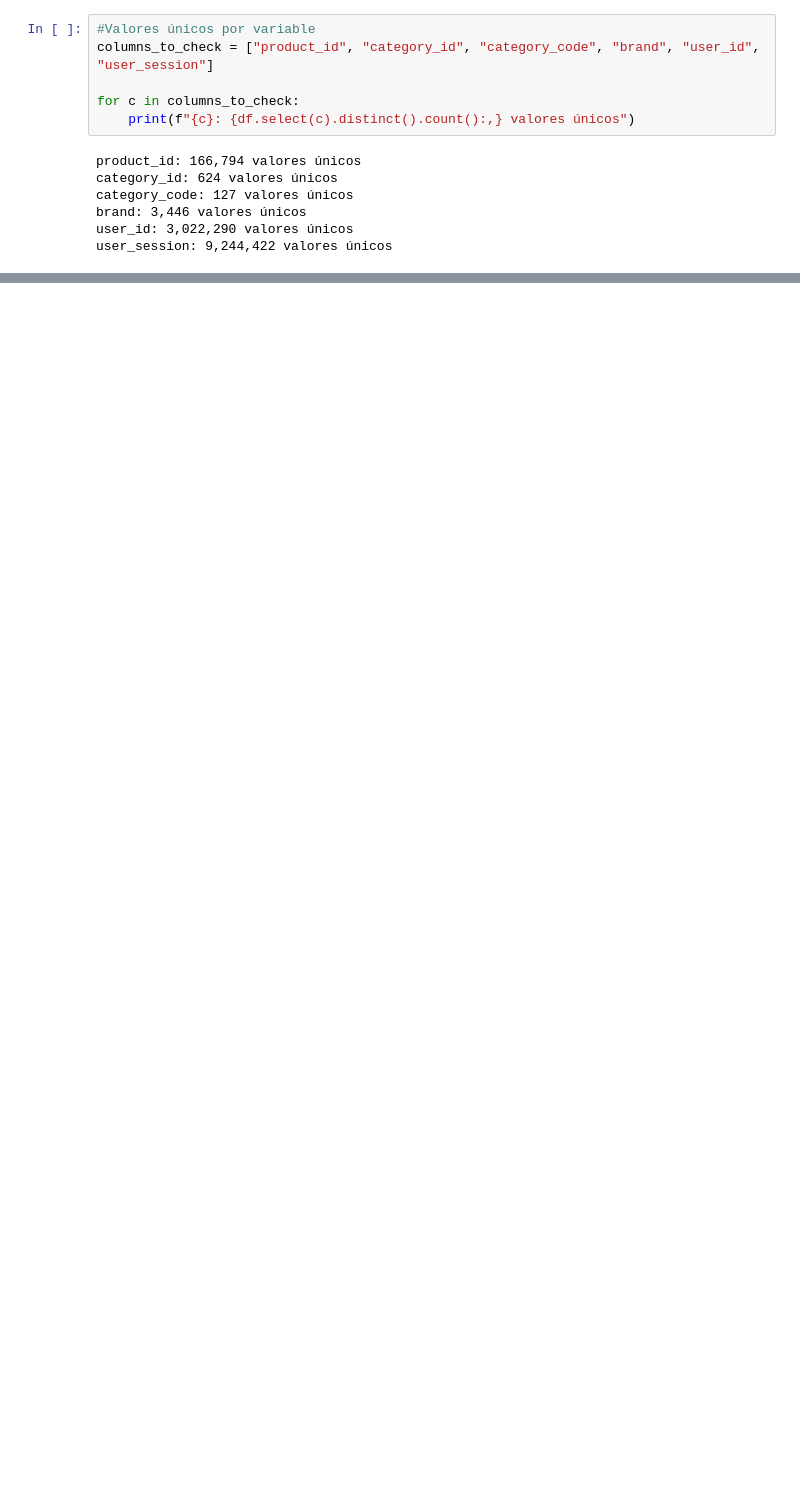
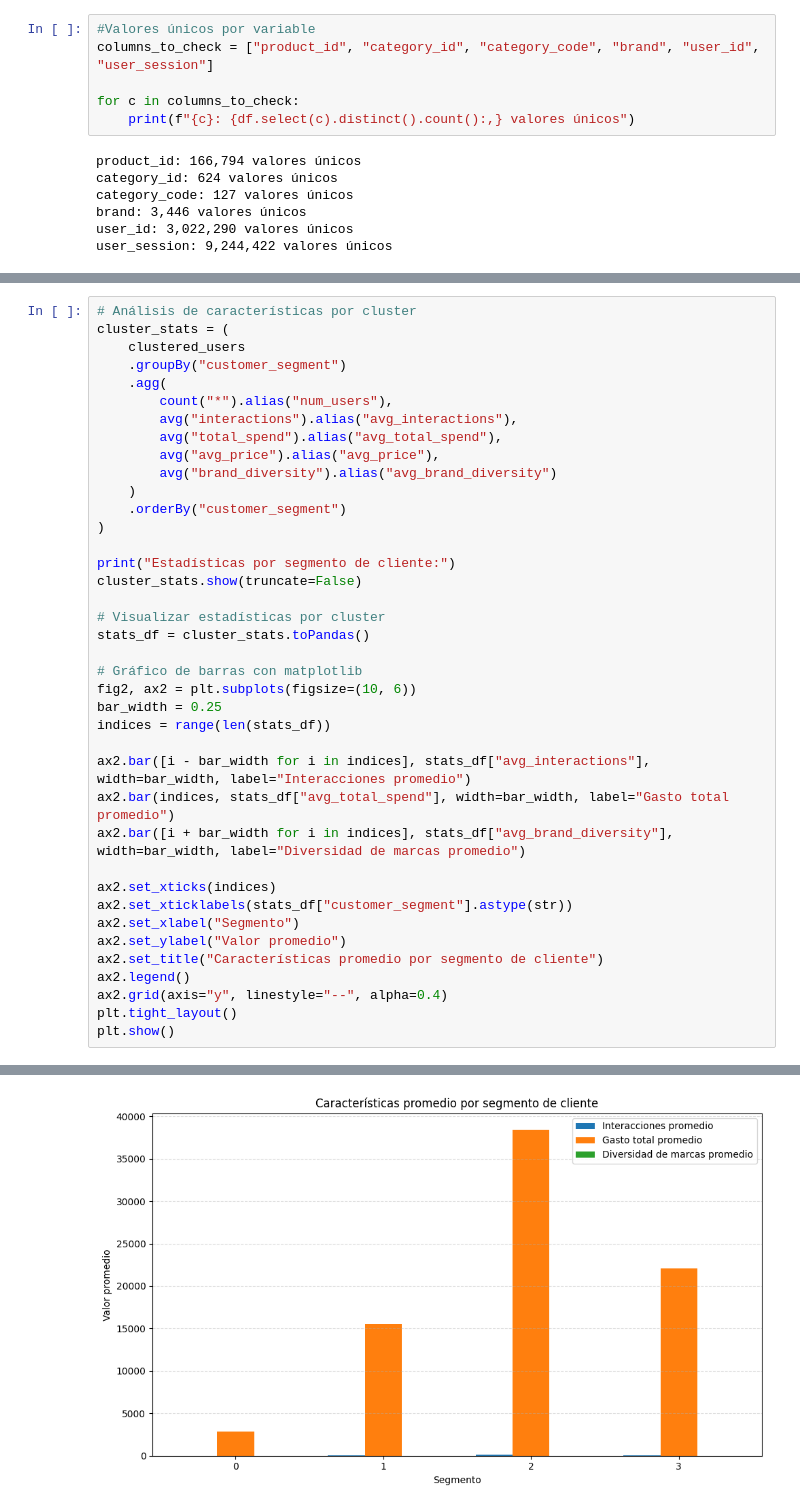
Before and after one commit to MarceloIsmael21/Big-Data, a Jupyter notebook: 7.Visualizations/Visualizacion_#74.ipynb, the cells around one changed output, grey strips where cells are left out. Drawn from its saved outputs; the diff is of its cells as text; blank space fills up the shorter version.

```diff
--- a/7.Visualizations/Visualizacion_#74.ipynb
+++ b/7.Visualizations/Visualizacion_#74.ipynb
@@ -170,0 +272,40 @@ for idx, center in enumerate(kmeans_model.clusterCenters()):
+# %%
+# Análisis de características por cluster
+cluster_stats = (
+    clustered_users
+    .groupBy("customer_segment")
+    .agg(
+        count("*").alias("num_users"),
+        avg("interactions").alias("avg_interactions"),
+        avg("total_spend").alias("avg_total_spend"),
+        avg("avg_price").alias("avg_price"),
+        avg("brand_diversity").alias("avg_brand_diversity")
+    )
+    .orderBy("customer_segment")
+)
+
+print("Estadísticas por segmento de cliente:")
+cluster_stats.show(truncate=False)
+
+# Visualizar estadísticas por cluster
+stats_df = cluster_stats.toPandas()
+
+# Gráfico de barras con matplotlib
+fig2, ax2 = plt.subplots(figsize=(10, 6))
+bar_width = 0.25
+indices = range(len(stats_df))
+
+ax2.bar([i - bar_width for i in indices], stats_df["avg_interactions"], width=bar_width, label="Interacciones promedio")
+ax2.bar(indices, stats_df["avg_total_spend"], width=bar_width, label="Gasto total promedio")
+ax2.bar([i + bar_width for i in indices], stats_df["avg_brand_diversity"], width=bar_width, label="Diversidad de marcas promedio")
+
+ax2.set_xticks(indices)
+ax2.set_xticklabels(stats_df["customer_segment"].astype(str))
+ax2.set_xlabel("Segmento")
+ax2.set_ylabel("Valor promedio")
+ax2.set_title("Características promedio por segmento de cliente")
+ax2.legend()
+ax2.grid(axis="y", linestyle="--", alpha=0.4)
+plt.tight_layout()
+plt.show()
+# %% [output]
@@ -170,0 +321 @@ for idx, center in enumerate(kmeans_model.clusterCenters()):
+[figure, added]
```
Also changed, not shown: parts of 6 cells of this notebook, 2 other files.
